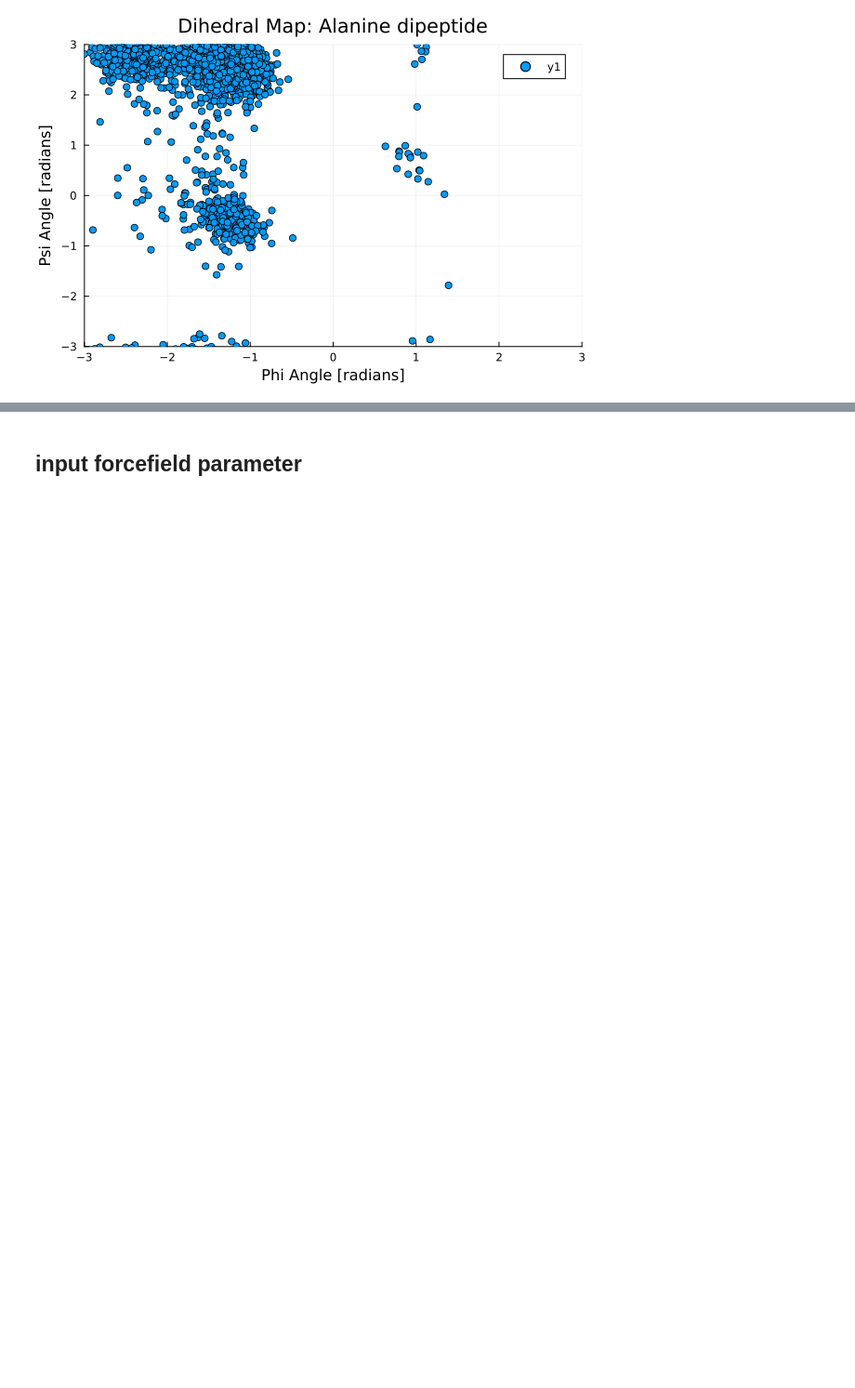
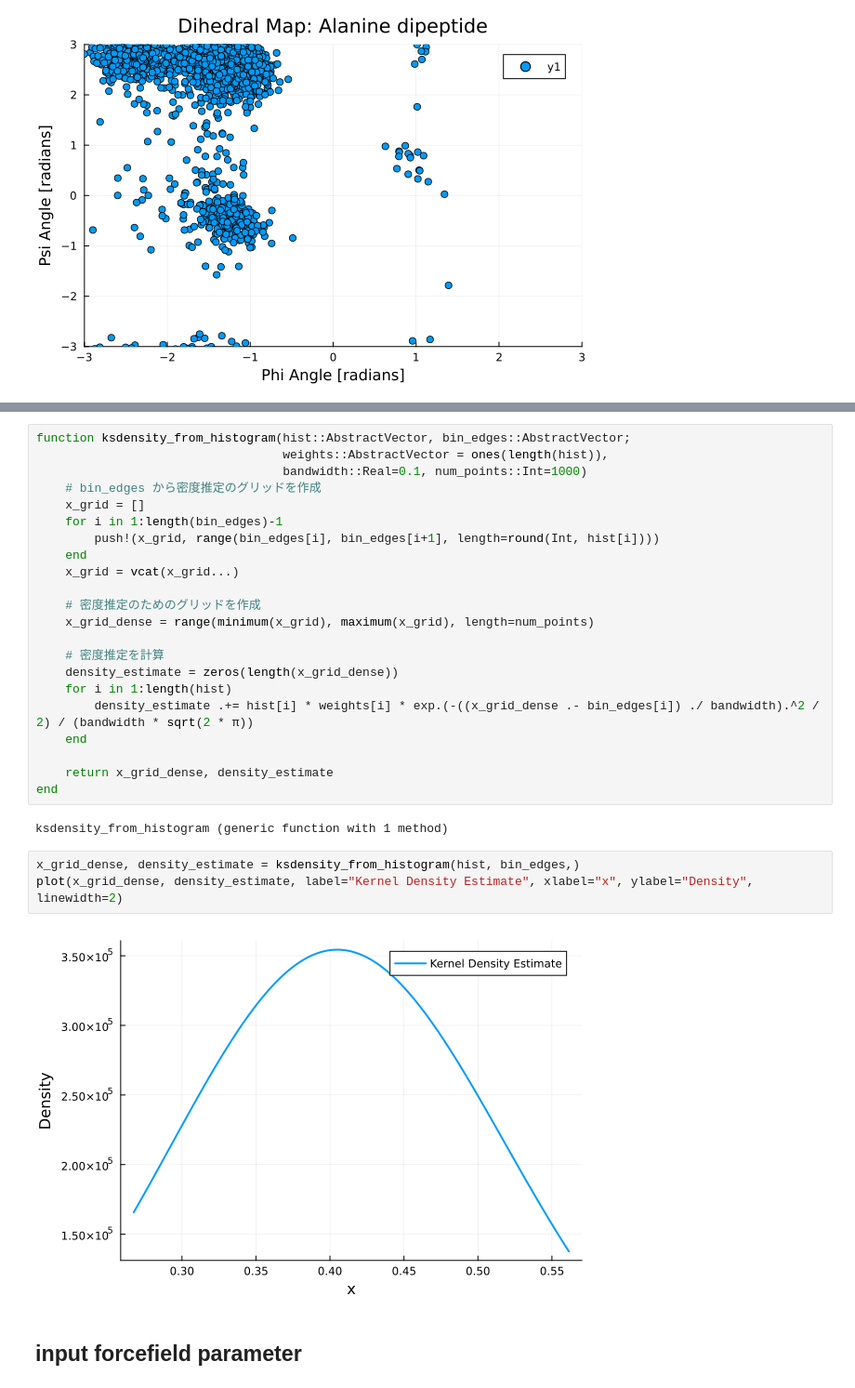
Before and after one commit to matsunagalab/differentiable, a Jupyter notebook: forcefield/mbar_alanine/alanine_mbar.ipynb, the cells around one changed output, grey strips where cells are left out. Shown at 93% size. Saved outputs shown, nothing was run; the diff lists cells and outputs as text; blank space fills up the shorter version.

```diff
--- a/forcefield/mbar_alanine/alanine_mbar.ipynb
+++ b/forcefield/mbar_alanine/alanine_mbar.ipynb
@@ -136,3 +260,32 @@ plot(distance_target[1:50:end], title="Distance: Alanine dipeptide")
+# %%
+function ksdensity_from_histogram(hist::AbstractVector, bin_edges::AbstractVector;
+                                  weights::AbstractVector = ones(length(hist)),
+                                  bandwidth::Real=0.1, num_points::Int=1000)
+    # bin_edges から密度推定のグリッドを作成
+    x_grid = []
+    for i in 1:length(bin_edges)-1
+        push!(x_grid, range(bin_edges[i], bin_edges[i+1], length=round(Int, hist[i])))
+    end
+    x_grid = vcat(x_grid...)
+
+    # 密度推定のためのグリッドを作成
+    x_grid_dense = range(minimum(x_grid), maximum(x_grid), length=num_points)
+
+    # 密度推定を計算
+    density_estimate = zeros(length(x_grid_dense))
+    for i in 1:length(hist)
+        density_estimate .+= hist[i] * weights[i] * exp.(-((x_grid_dense .- bin_edges[i]) ./ bandwidth).^2 / 2) / (bandwidth * sqrt(2 * π))
+    end
+
+    return x_grid_dense, density_estimate
+end
+# %% [output]
+ksdensity_from_histogram (generic function with 1 method)
+# %%
+x_grid_dense, density_estimate = ksdensity_from_histogram(hist, bin_edges,)
+plot(x_grid_dense, density_estimate, label="Kernel Density Estimate", xlabel="x", ylabel="Density", linewidth=2)
+# %% [output]
+[figure, added]
 # %% [markdown]
 ## input forcefield parameter
 # %%
```
Also changed, not shown: parts of 33 cells of this notebook.
